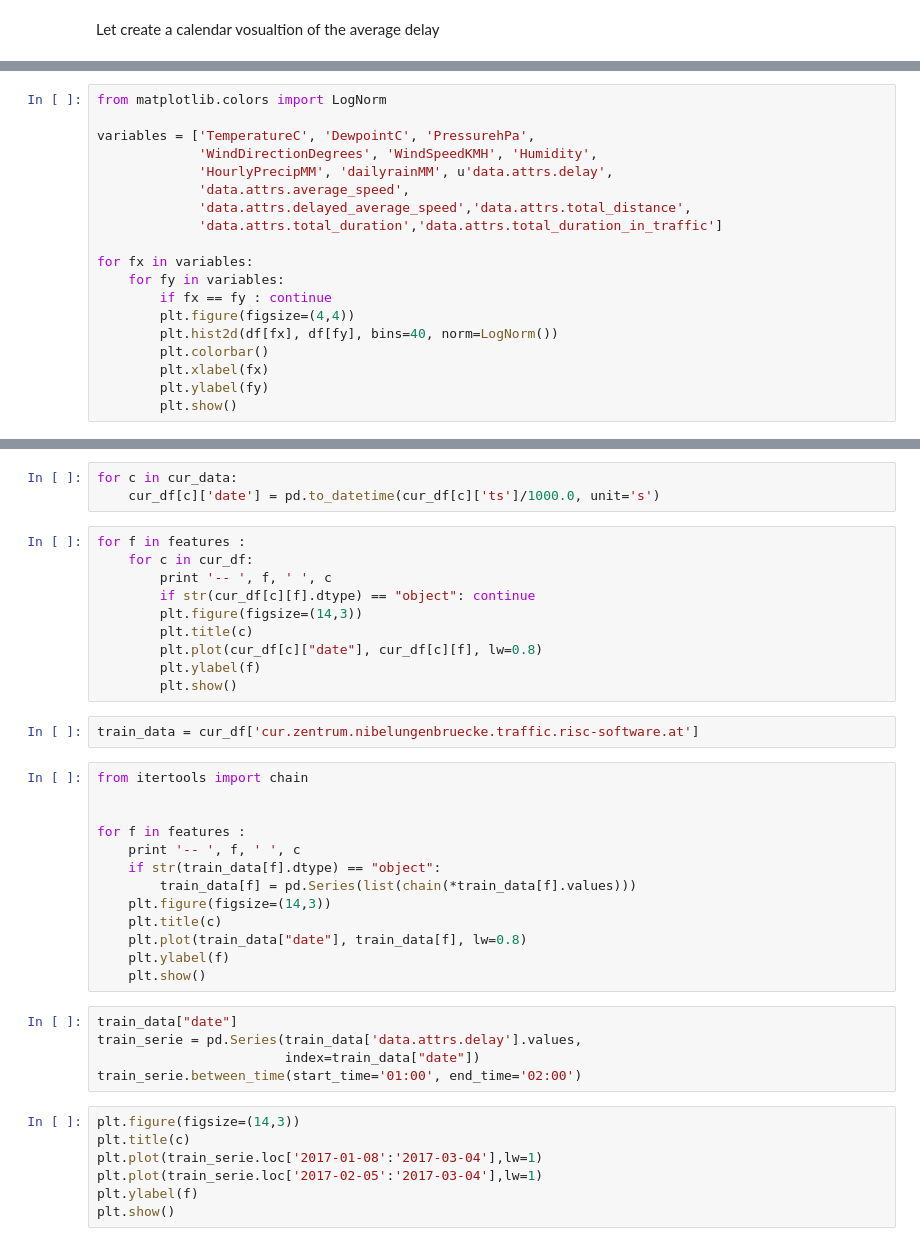
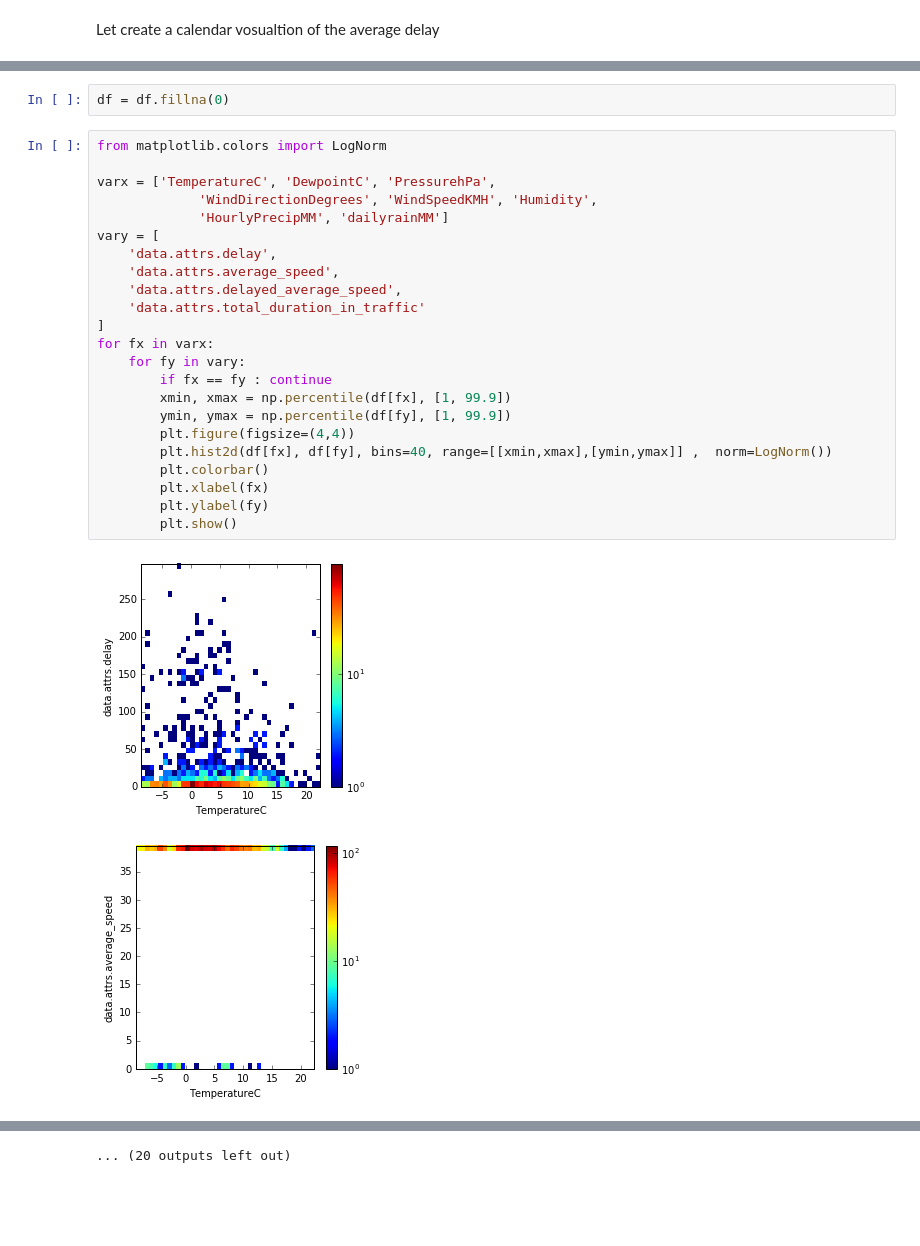
Before and after one commit to yhaddad/KaggleDojo, a Jupyter notebook: time_serie_regression.ipynb, the cells around one changed output, grey strips where cells are left out. Saved outputs shown, nothing was run; the diff lists cells and outputs as text; blank space fills up the shorter version.

```diff
--- a/time_serie_regression.ipynb
+++ b/time_serie_regression.ipynb
@@ -380,19 +383,28 @@ plt.show()
+# %%
+df = df.fillna(0)
 # %%
 from matplotlib.colors import LogNorm
 
-variables = ['TemperatureC', 'DewpointC', 'PressurehPa',
+varx = ['TemperatureC', 'DewpointC', 'PressurehPa',
              'WindDirectionDegrees', 'WindSpeedKMH', 'Humidity',
-             'HourlyPrecipMM', 'dailyrainMM', u'data.attrs.delay',
-             'data.attrs.average_speed',
-             'data.attrs.delayed_average_speed','data.attrs.total_distance',
-             'data.attrs.total_duration','data.attrs.total_duration_in_traffic']
-
-for fx in variables:
-    for fy in variables:
+             'HourlyPrecipMM', 'dailyrainMM']
+vary = [
+    'data.attrs.delay',
+    'data.attrs.average_speed',
+    'data.attrs.delayed_average_speed',
+    'data.attrs.total_duration_in_traffic'
+]
+for fx in varx:
+    for fy in vary:
         if fx == fy : continue
+        xmin, xmax = np.percentile(df[fx], [1, 99.9])
+        ymin, ymax = np.percentile(df[fy], [1, 99.9])
         plt.figure(figsize=(4,4))
-        plt.hist2d(df[fx], df[fy], bins=40, norm=LogNorm())
+        plt.hist2d(df[fx], df[fy], bins=40, range=[[xmin,xmax],[ymin,ymax]] ,  norm=LogNorm())
         plt.colorbar()
         plt.xlabel(fx)
         plt.ylabel(fy)
         plt.show()
+# %% [output]
+[figure, added]
+[figure, added]
@@ -399,40 +421 @@ for fx in variables:
+... (20 outputs left out)
-# %%
-for c in cur_data:
-    cur_df[c]['date'] = pd.to_datetime(cur_df[c]['ts']/1000.0, unit='s')
-# %%
-for f in features :
-    for c in cur_df:
-        print '-- ', f, ' ', c
-        if str(cur_df[c][f].dtype) == "object": continue
-        plt.figure(figsize=(14,3))
-        plt.title(c)
-        plt.plot(cur_df[c]["date"], cur_df[c][f], lw=0.8)
-        plt.ylabel(f)
-        plt.show()
-# %%
-train_data = cur_df['cur.zentrum.nibelungenbruecke.traffic.risc-software.at']
-# %%
-from itertools import chain
-
-
-for f in features :
-    print '-- ', f, ' ', c
-    if str(train_data[f].dtype) == "object":
-        train_data[f] = pd.Series(list(chain(*train_data[f].values)))
-    plt.figure(figsize=(14,3))
-    plt.title(c)
-    plt.plot(train_data["date"], train_data[f], lw=0.8)
-    plt.ylabel(f)
-    plt.show()
-# %%
-train_data["date"]
-train_serie = pd.Series(train_data['data.attrs.delay'].values,
-                        index=train_data["date"])
-train_serie.between_time(start_time='01:00', end_time='02:00')
-# %%
-plt.figure(figsize=(14,3))
-plt.title(c)
-plt.plot(train_serie.loc['2017-01-08':'2017-03-04'],lw=1)
-plt.plot(train_serie.loc['2017-02-05':'2017-03-04'],lw=1)
-plt.ylabel(f)
-plt.show()
```
Also changed, not shown: parts of 31 cells of this notebook.
